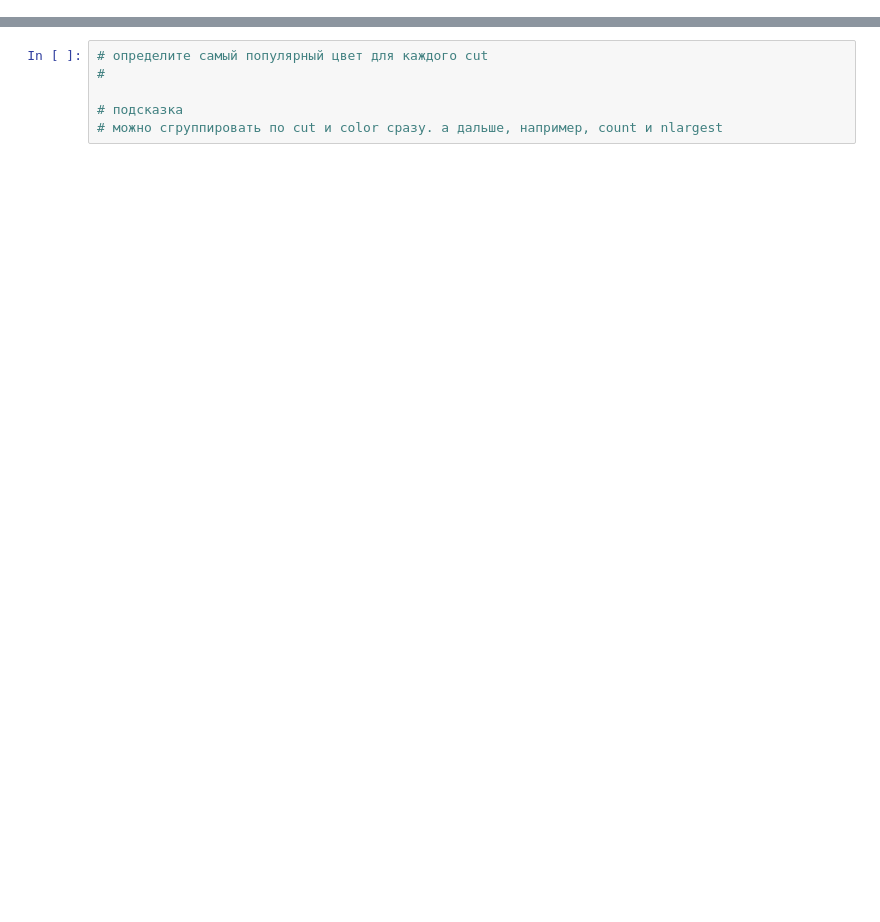
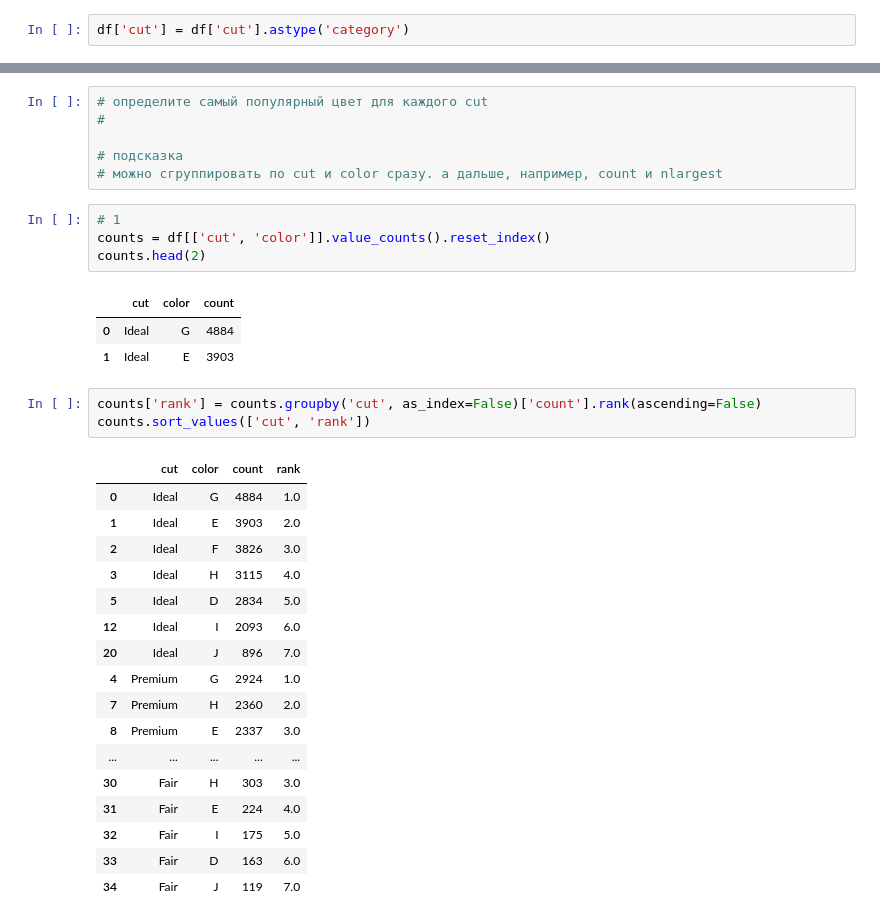
Before and after one commit to igumnov-daniel/HOCK_FEBRUARY_2023, a Jupyter notebook: 09_pandas/9_3_prac.ipynb, the cells around one changed output, grey strips where cells are left out. Saved outputs shown, nothing was run; the diff lists cells and outputs as text; blank space fills up the shorter version.

```diff
--- a/09_pandas/9_3_prac.ipynb
+++ b/09_pandas/9_3_prac.ipynb
@@ -18,2 +71,4 @@ df.head()
+# %%
+df['cut'] = df['cut'].astype('category')
 # %%
 # определите встерчаемость цветов в таблице (сколько раз встретился каждый цвет)
@@ -23,3 +112,32 @@ df.head()
 
 # подсказка
 # можно сгруппировать по cut и color сразу. а дальше, например, count и nlargest
+# %%
+# 1
+counts = df[['cut', 'color']].value_counts().reset_index()
+counts.head(2)
+# %% [output]
+|  | cut | color | count |
+| 0 | Ideal | G | 4884 |
+| 1 | Ideal | E | 3903 |
+# %%
+counts['rank'] = counts.groupby('cut', as_index=False)['count'].rank(ascending=False)
+counts.sort_values(['cut', 'rank'])
+# %% [output]
+|  | cut | color | count | rank |
+| 0 | Ideal | G | 4884 | 1.0 |
+| 1 | Ideal | E | 3903 | 2.0 |
+| 2 | Ideal | F | 3826 | 3.0 |
+| 3 | Ideal | H | 3115 | 4.0 |
+| 5 | Ideal | D | 2834 | 5.0 |
+| 12 | Ideal | I | 2093 | 6.0 |
+| 20 | Ideal | J | 896 | 7.0 |
+| 4 | Premium | G | 2924 | 1.0 |
+| 7 | Premium | H | 2360 | 2.0 |
+| 8 | Premium | E | 2337 | 3.0 |
+| ... | ... | ... | ... | ... |
+| 30 | Fair | H | 303 | 3.0 |
+| 31 | Fair | E | 224 | 4.0 |
+| 32 | Fair | I | 175 | 5.0 |
+| 33 | Fair | D | 163 | 6.0 |
+| 34 | Fair | J | 119 | 7.0 |
```
Also changed, not shown: parts of 19 cells of this notebook, 3 other files.
